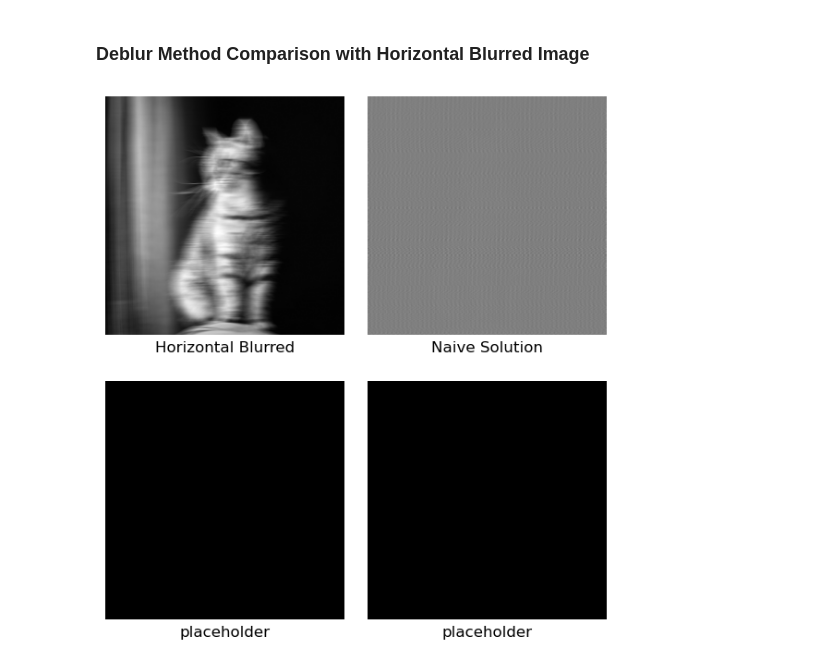
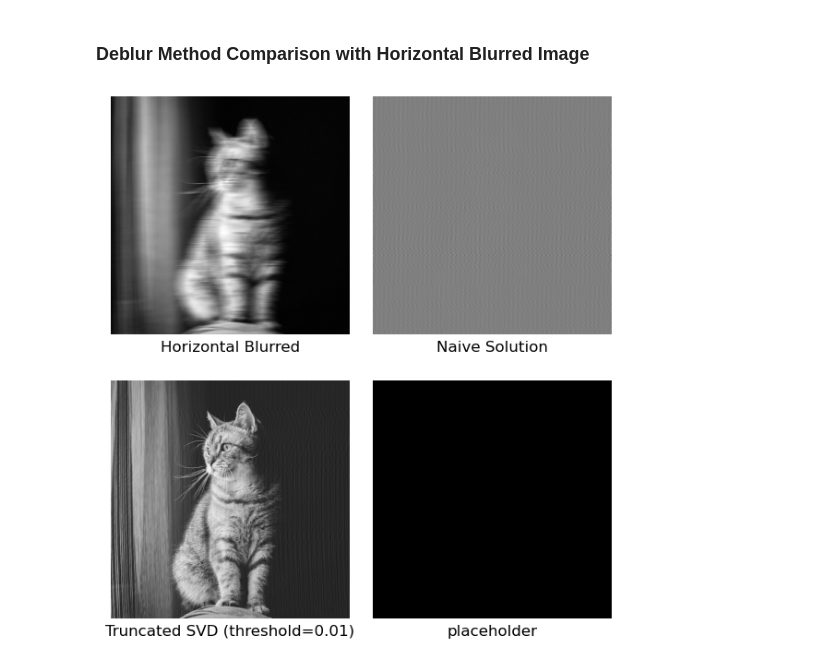
Before and after one commit to lunakim-ubc/ImageDeblurring, a Jupyter notebook: motion_deblur_linear.ipynb, the cells around one changed output. Saved outputs shown, nothing was run; the diff lists cells and outputs as text; code cells hidden in the pictures.

Commit message:
add Truncated SVD

```diff
--- a/motion_deblur_linear.ipynb
+++ b/motion_deblur_linear.ipynb
@@ -61,3 +64,9 @@ def compute_naive_solution(psf, blurred_img):
+# %%
+def compute_tsvd(psf, blurred_img, threshold):
+    eigen_of_A = np.fft.fft2(psf)
+    tsvd_filter = np.abs(eigen_of_A) > threshold
+    filtered = np.where(tsvd_filter, (np.fft.fft2(blurred_img) / eigen_of_A), 0)
+    return np.real(np.fft.ifft2(filtered))
 # %% [markdown]
 ### Visualization
 # %%
@@ -114,10 +123,11 @@ plot_diff3(ex1_gray_arr, 'Original', ex1_h_blurred, 'Horizontal Blurred', ex1_v_
 ### Deblur Method Comparison with Horizontal Blurred Image
 # %%
 ex1_h_naive = compute_naive_solution(ex1_h_psf, ex1_h_blurred)
+ex1_h_tsvd = compute_tsvd(ex1_h_psf, ex1_h_blurred, 0.01)
 
 plot_diff4(ex1_h_blurred, 'Horizontal Blurred',
            ex1_h_naive, 'Naive Solution',
-           np.zeros(ex1_gray_arr.shape), 'placeholder',
+           ex1_h_tsvd, 'Truncated SVD (threshold=0.01)',
            np.zeros(ex1_gray_arr.shape), 'placeholder')
 # %% [output]
-[figure, old version]
+[figure, new version]
```
Also changed, not shown: parts of 1 cell of this notebook.
